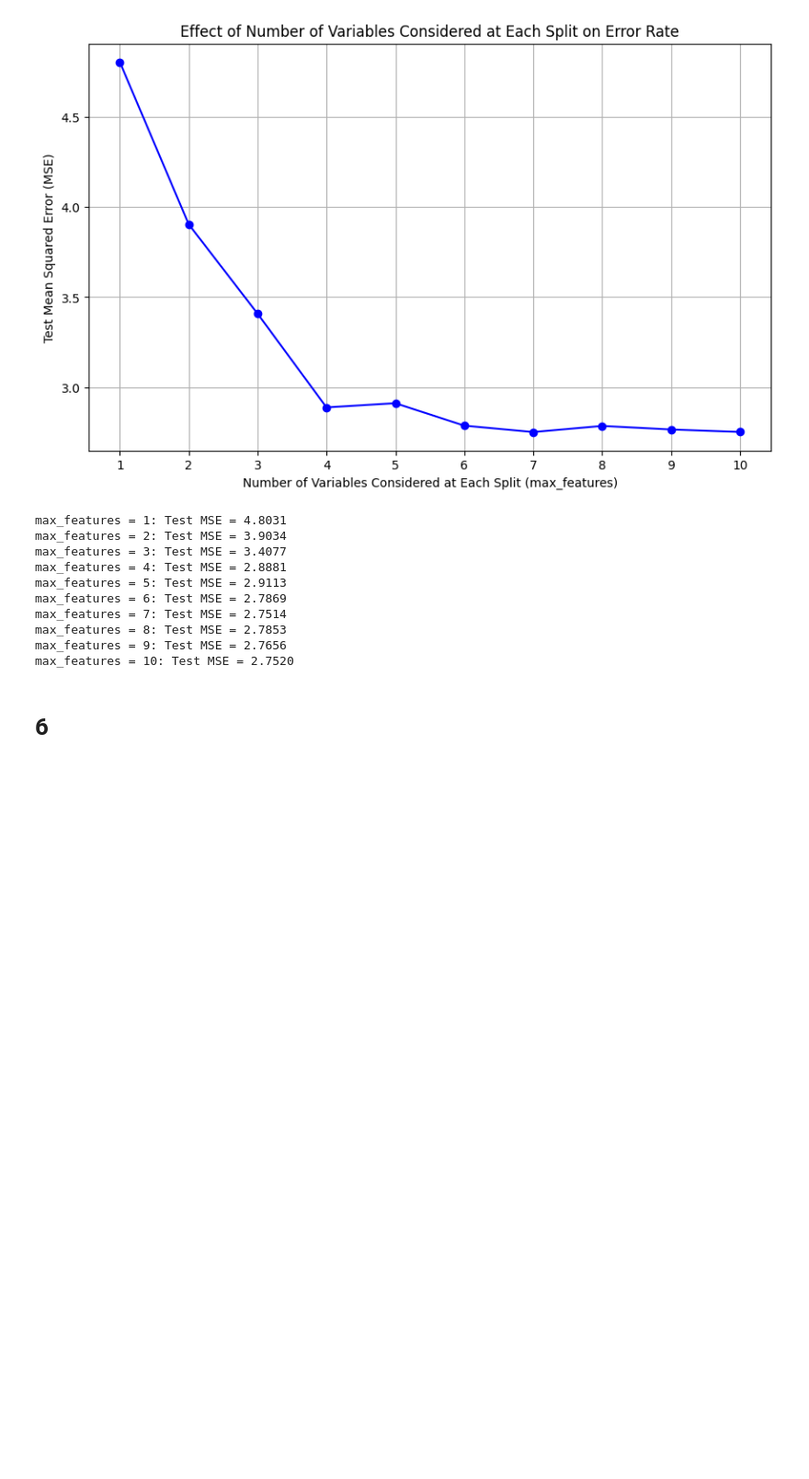
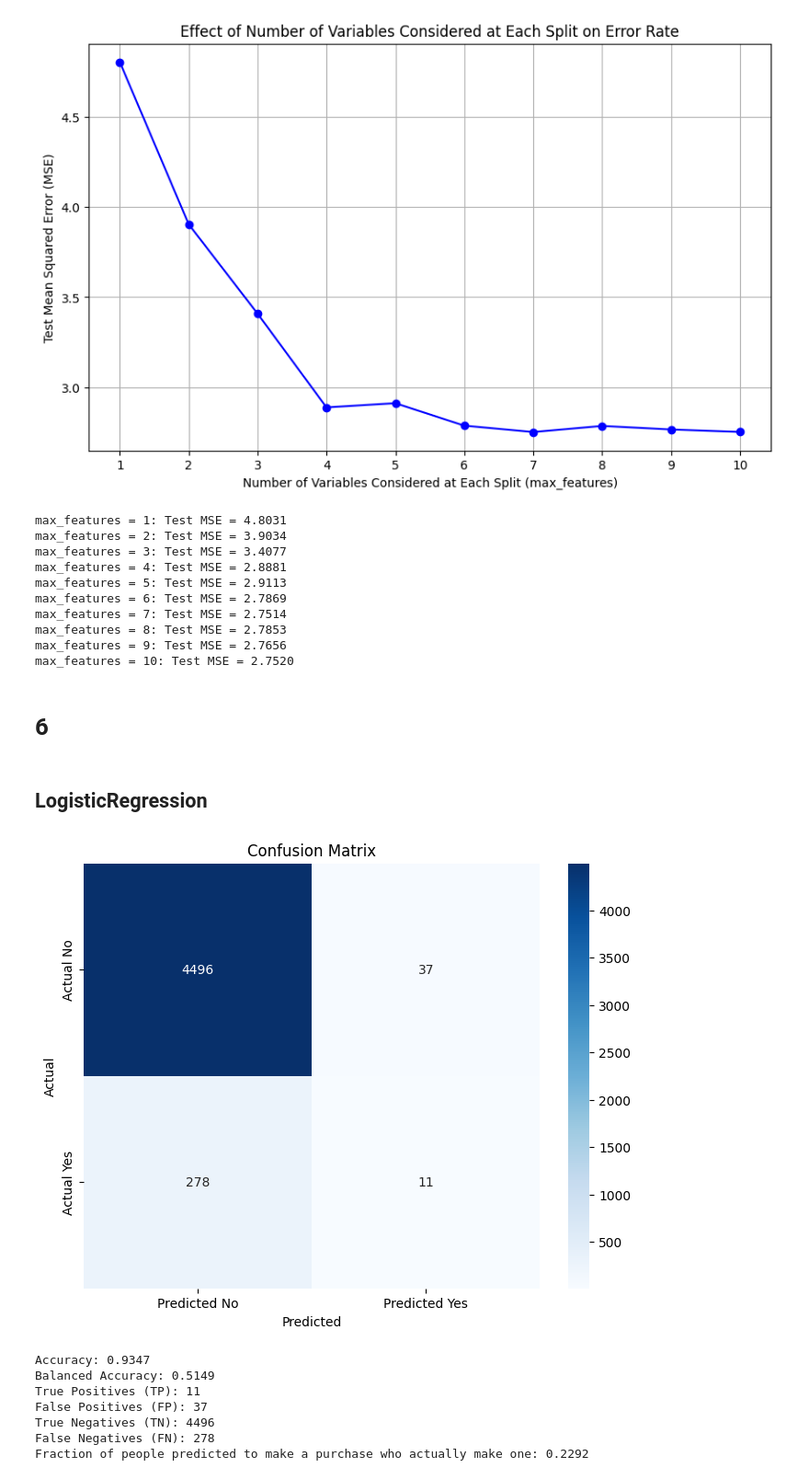
Before and after one commit to mhleethomas/Problem-Set-2, a Jupyter notebook: problem_set_2.ipynb, the cells around one changed output. Shown at 92% size. Saved outputs shown, nothing was run; the diff lists cells and outputs as text; code cells hidden in the pictures; blank space fills up the shorter version.

Commit message:
Enhance data visualization in logistic regression notebook for better insights

```diff
--- a/problem_set_2.ipynb
+++ b/problem_set_2.ipynb
@@ -1140,3 +1143,71 @@ max_features = 9: Test MSE = 2.7656
 max_features = 10: Test MSE = 2.7520
 # %% [markdown]
 # 6
+# %%
+# Load the Caravan dataset
+data = pd.read_csv('Caravan.csv')
+
+# Create the training set (first 1,000 observations)
+train_data = data.iloc[:1000]
+
+# Create the test set (remaining observations)
+test_data = data.iloc[1000:]
+
+# Define the features and the target variable
+X_train = train_data.drop(columns=['Purchase'])
+y_train = train_data['Purchase']
+X_test = test_data.drop(columns=['Purchase'])
+y_test = test_data['Purchase']
+# %% [markdown]
+## LogisticRegression
+# %%
+# Fit a logistic regression model
+log_reg = LogisticRegression(max_iter=1000, random_state=42)
+log_reg.fit(X_train, y_train)
+
+# Predict on the test set
+y_pred = log_reg.predict(X_test)
+
+# Calculate the confusion matrix
+conf_matrix = confusion_matrix(y_test, y_pred)
+
+# Calculate the accuracy
+accuracy = accuracy_score(y_test, y_pred)
+
+# Calculate balanced accuracy
+balanced_acc = balanced_accuracy_score(y_test, y_pred)
+
+# Plot the confusion matrix with labels
+plt.figure(figsize=(8, 6))
+sns.heatmap(conf_matrix, annot=True, fmt='d', cmap='Blues', xticklabels=['Predicted No', 'Predicted Yes'], yticklabels=['Actual No', 'Actual Yes'])
+plt.xlabel('Predicted')
+plt.ylabel('Actual')
+plt.title('Confusion Matrix')
+plt.show()
+
+# Print the confusion matrix and accuracy
+print(f"\nAccuracy: {accuracy:.4f}")
+print(f"Balanced Accuracy: {balanced_acc:.4f}")
+
+# Extract the values from the confusion matrix
+TN, FP, FN, TP = conf_matrix.ravel()
+
+# Print the values
+print(f"True Positives (TP): {TP}")
+print(f"False Positives (FP): {FP}")
+print(f"True Negatives (TN): {TN}")
+print(f"False Negatives (FN): {FN}")
+
+# Calculate the fraction of people predicted to make a purchase who actually make one
+fraction_predicted_purchase = TP / (TP + FP)
+
+print(f"Fraction of people predicted to make a purchase who actually make one: {fraction_predicted_purchase:.4f}")
+# %% [output]
+[figure, added]
+Accuracy: 0.9347
+Balanced Accuracy: 0.5149
+True Positives (TP): 11
+False Positives (FP): 37
+True Negatives (TN): 4496
+False Negatives (FN): 278
+Fraction of people predicted to make a purchase who actually make one: 0.2292
```
Also changed, not shown: parts of 8 cells of this notebook, 1 other file.
